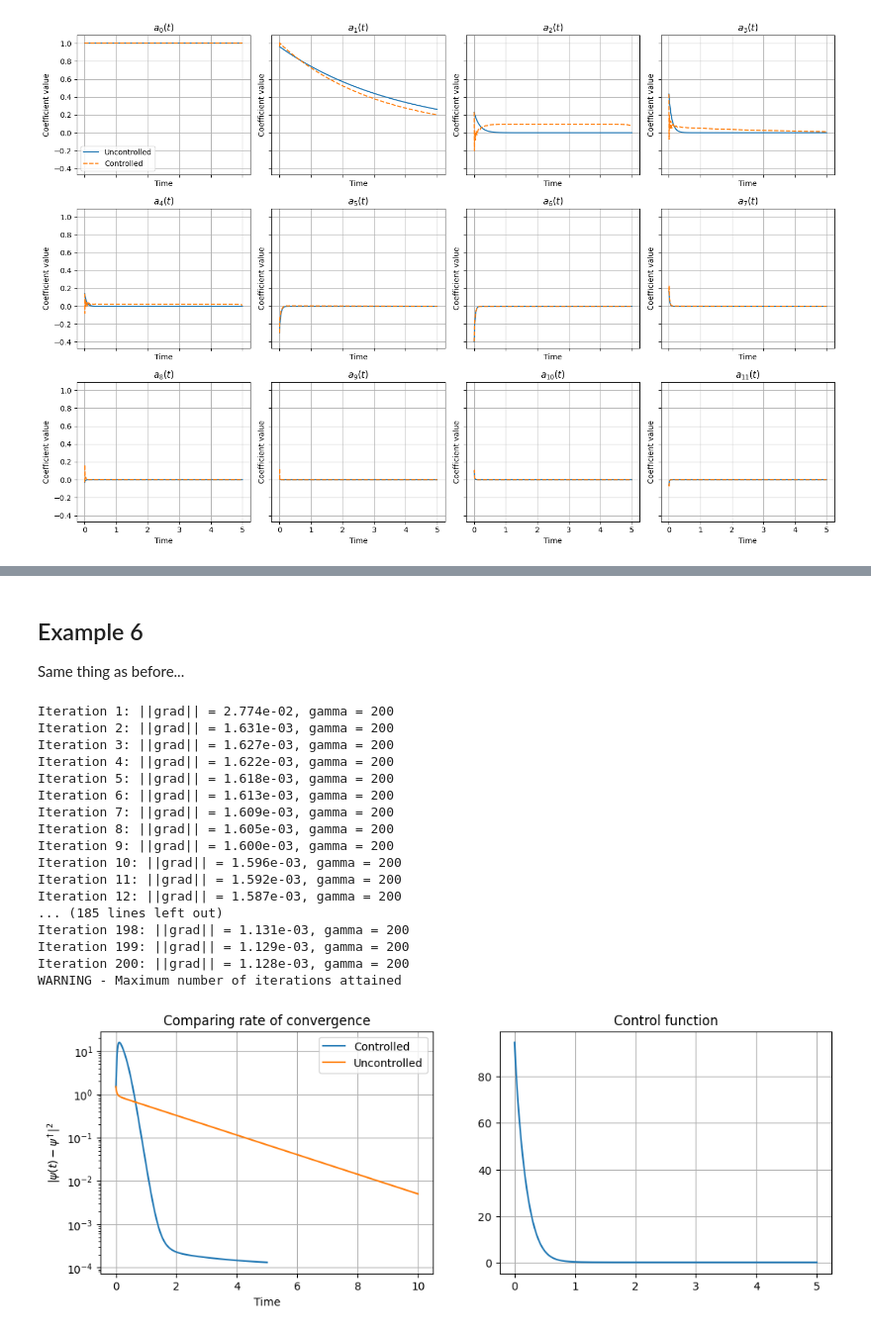
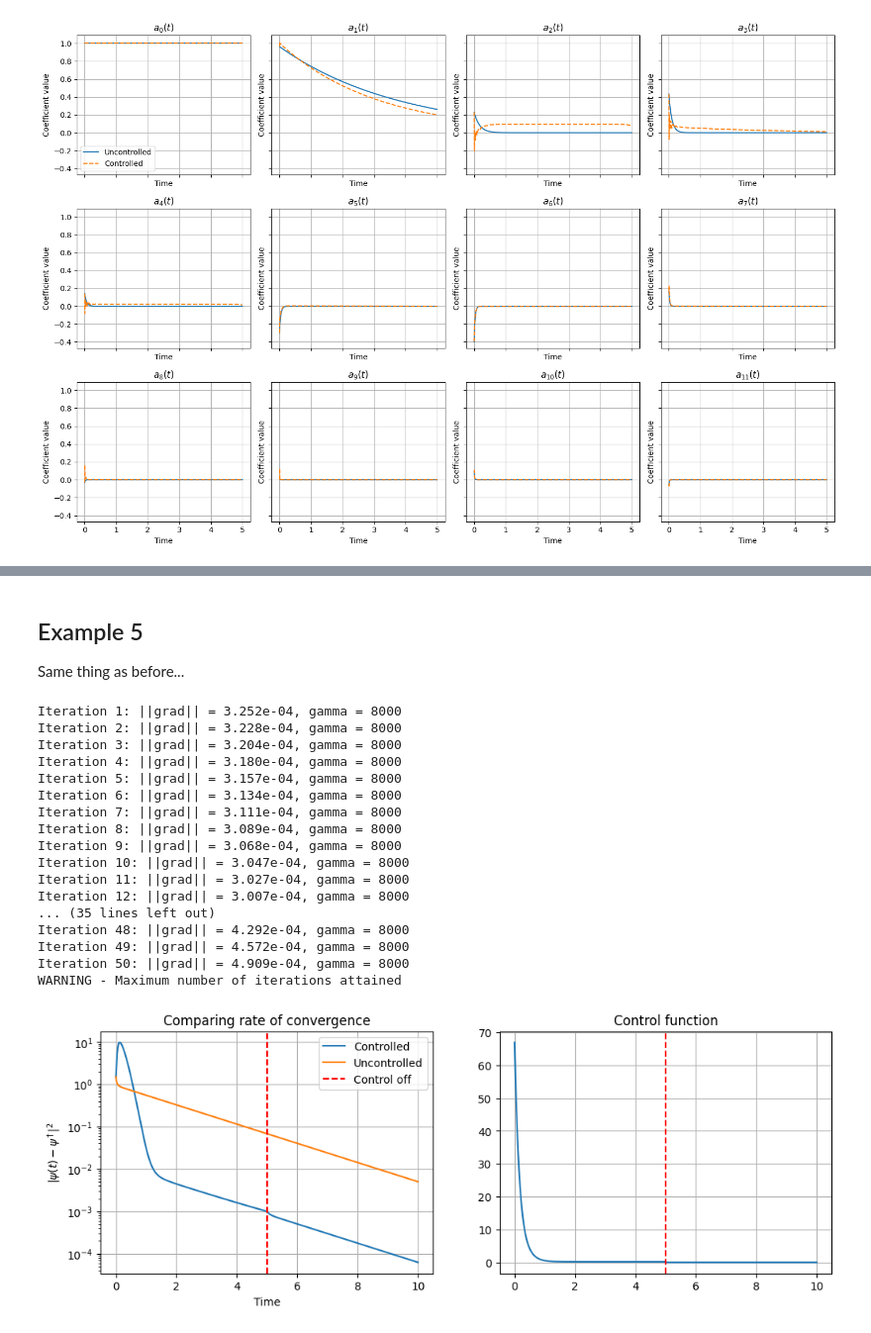
Before and after one commit to lucasmoschen/spectral-fp-opt-control, a Jupyter notebook: notebooks/optimal_control_problem.ipynb, the cells around one changed output, grey strips where cells are left out. Shown at 99% size. Drawn from its saved outputs; the diff is of its cells as text; code cells hidden in the pictures.

```diff
--- a/notebooks/optimal_control_problem.ipynb
+++ b/notebooks/optimal_control_problem.ipynb
@@ -643,5 +638,5 @@ plt.show()
 # %% [markdown]
-## Example 6
+## Example 5
 
 Same thing as before...
 # %%
@@ -686,54 +681,56 @@ solver = SchrodingerControlSolver(
 )
 
 T = 10.0
-result_control = solver.solve(T=T, max_iter=200, tol=1e-8, time_eval=time_eval, verbose=True,
-                              old_u_discrete = 1e2*np.exp(-5 * time_eval)[:, None] * np.ones((1, 1)),
-                              learning_rate_kwargs={'method': 'backtracking', 'gamma_init': 200, 'alpha': 0.9, 'beta': 0.9},
+result_control = solver.solve(T=T, t_stop=5.0, max_iter=50, tol=1e-8, time_eval=time_eval, verbose=True,
+                              control_funcs = [lambda t: 1e2*np.exp(-5 * t)],
+                              learning_rate_kwargs={'method': 'backtracking', 'gamma_init': 8000, 'alpha': 0.99, 'beta': 0.9},
                               #learning_rate_kwargs={'gamma': 150}
                              )
 
 result = solver.solve(T=T, max_iter=200, tol=1e-10, time_eval=np.linspace(0, T, 1001), verbose=True,
-                      control_funcs=[lambda t: np.zeros_like(t)])
+                      control_funcs=[lambda t: np.zeros_like(t)], optimise=False)
 # %% [output]
-Iteration 1: ||grad|| = 2.774e-02, gamma = 200
-Iteration 2: ||grad|| = 1.631e-03, gamma = 200
-Iteration 3: ||grad|| = 1.627e-03, gamma = 200
-Iteration 4: ||grad|| = 1.622e-03, gamma = 200
-Iteration 5: ||grad|| = 1.618e-03, gamma = 200
-Iteration 6: ||grad|| = 1.613e-03, gamma = 200
-Iteration 7: ||grad|| = 1.609e-03, gamma = 200
-Iteration 8: ||grad|| = 1.605e-03, gamma = 200
-Iteration 9: ||grad|| = 1.600e-03, gamma = 200
-Iteration 10: ||grad|| = 1.596e-03, gamma = 200
-Iteration 11: ||grad|| = 1.592e-03, gamma = 200
-Iteration 12: ||grad|| = 1.587e-03, gamma = 200
-... (185 lines left out)
-Iteration 198: ||grad|| = 1.131e-03, gamma = 200
-Iteration 199: ||grad|| = 1.129e-03, gamma = 200
-Iteration 200: ||grad|| = 1.128e-03, gamma = 200
+Iteration 1: ||grad|| = 3.252e-04, gamma = 8000
+Iteration 2: ||grad|| = 3.228e-04, gamma = 8000
+Iteration 3: ||grad|| = 3.204e-04, gamma = 8000
+Iteration 4: ||grad|| = 3.180e-04, gamma = 8000
+Iteration 5: ||grad|| = 3.157e-04, gamma = 8000
+Iteration 6: ||grad|| = 3.134e-04, gamma = 8000
+Iteration 7: ||grad|| = 3.111e-04, gamma = 8000
+Iteration 8: ||grad|| = 3.089e-04, gamma = 8000
+Iteration 9: ||grad|| = 3.068e-04, gamma = 8000
+Iteration 10: ||grad|| = 3.047e-04, gamma = 8000
+Iteration 11: ||grad|| = 3.027e-04, gamma = 8000
+Iteration 12: ||grad|| = 3.007e-04, gamma = 8000
+... (35 lines left out)
+Iteration 48: ||grad|| = 4.292e-04, gamma = 8000
+Iteration 49: ||grad|| = 4.572e-04, gamma = 8000
+Iteration 50: ||grad|| = 4.909e-04, gamma = 8000
 WARNING - Maximum number of iterations attained
 # %%
 diff_control = np.trapezoid((result_control['psi'] - solver.rho_infty(solver.x)**(1/2))**2, x=solver.x, axis=1)
 diff_nocontrol = np.trapezoid((result['psi'] - solver.rho_infty(solver.x)**(1/2))**2, x=solver.x, axis=1)
 
 fig, ax = plt.subplots(1, 2, figsize=(12, 4))
 ax[0].plot(result_control['time'], diff_control, label='Controlled')
 ax[0].plot(result['time'], diff_nocontrol, label='Uncontrolled')
 
 ax[0].set_xlabel('Time')
 ax[0].set_ylabel(r'$|\psi(t) - \psi^\dagger|^2$')
 ax[0].set_title('Comparing rate of convergence')
+ax[0].axvline(5.0, c='red', ls='--', label='Control off')
 ax[0].legend()
 ax[0].grid(True)
 ax[0].set_yscale('log')
 
 ax[1].plot(result_control['time'], result_control['u_vals'][:, 0])
+ax[1].axvline(5.0, c='red', ls='--')
 ax[1].grid(True)
 ax[1].set_title("Control function")
 
 plt.show()
 # %% [output]
-[figure, old version]
+[figure, new version]
 # %%
 num_plots = 12
 rows, cols = 3, 4  # 3 rows x 4 cols = 12 subplots
```
Also changed, not shown: parts of 14 cells of this notebook, 1 other file.
